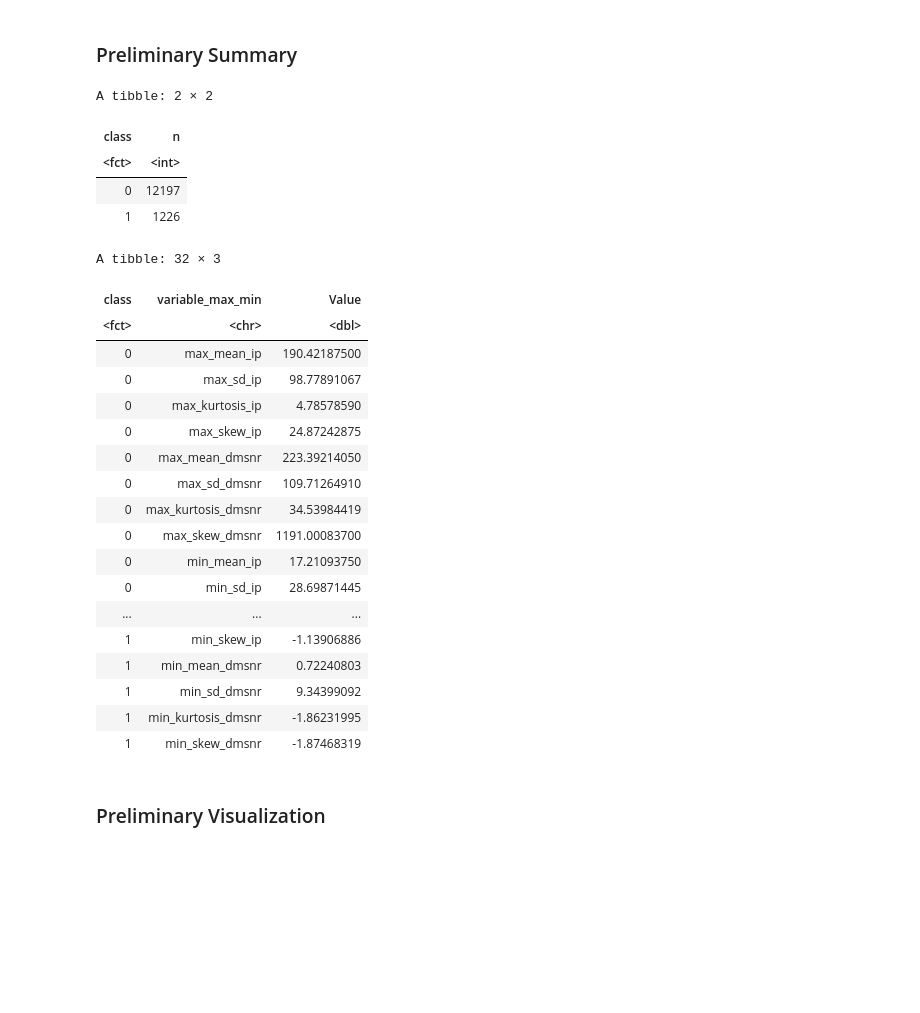
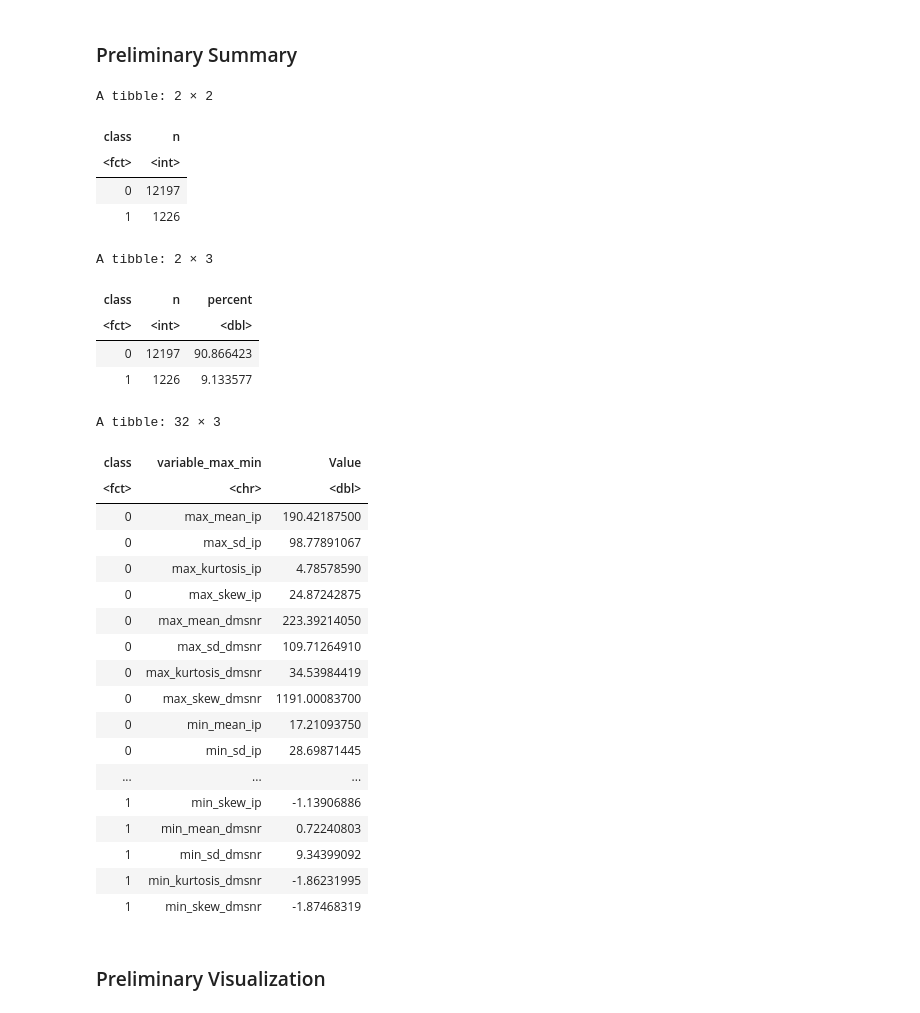
Before and after one commit to iaujla01/DSCI100Project, a Jupyter notebook: project_main.ipynb, the cells around one changed output. Cells and saved outputs as stored; diff of their text form; code cells hidden in the pictures; blank space fills up the shorter version.

Commit message:
Added proportion summary

```diff
--- a/project_main.ipynb
+++ b/project_main.ipynb
@@ -121,57 +121,69 @@ positive_candidates <- htru_train %>%
     group_by(class) %>%
     summarize(n = n())
 positive_candidates
+
+htru_proportions <- htru_train %>%
+    group_by(class) %>%
+    summarize(n = n()) %>%
+    mutate(percent = 100 * n / nrow(htru_train))
+htru_proportions
+
 # Looking at figure xxx, we can see that there are 1226 positive pulsar candidates in the training data
 
 mean_htru_train<- htru_train %>%
     group_by(class) %>%
     summarize(max_mean_ip = max(mean_ip, na.rm = TRUE),
              max_sd_ip = max(sd_ip, na.rm = TRUE),
              max_kurtosis_ip = max(kurtosis_ip, na.rm = TRUE),
              max_skew_ip = max(skew_ip, na.rm = TRUE),
              max_mean_dmsnr = max(mean_dmsnr, na.rm = TRUE),
              max_sd_dmsnr = max(sd_dmsnr, na.rm = TRUE),
              max_kurtosis_dmsnr = max(kurtosis_dmsnr, na.rm = TRUE),
              max_skew_dmsnr = max(skew_dmsnr, na.rm = TRUE),
              min_mean_ip = min(mean_ip, na.rm = TRUE),
              min_sd_ip = min(sd_ip, na.rm = TRUE),
              min_kurtosis_ip = min(kurtosis_ip, na.rm = TRUE),
              min_skew_ip = min(skew_ip, na.rm = TRUE),
              min_mean_dmsnr = min(mean_dmsnr, na.rm = TRUE),
              min_sd_dmsnr = min(sd_dmsnr, na.rm = TRUE),
              min_kurtosis_dmsnr = min(kurtosis_dmsnr, na.rm = TRUE),
              min_skew_dmsnr = min(skew_dmsnr, na.rm = TRUE))%>%
              pivot_longer(cols = -class,
                  names_to = 'variable_max_min',
                  values_to = 'Value')
 mean_htru_train
 # At the beginning of the study, it was reasonable to consider that the critical points (extremes) of these data
 # could be correlated with whether or not they were judged to be pulsars
 # %% [output]
 A tibble: 2 × 2
 | class | n |
 | <fct> | <int> |
 | 0 | 12197 |
 | 1 | 1226 |
-A tibble: 32 × 3
+A tibble: 2 × 3
-| class | variable_max_min | Value |
-| <fct> | <chr> | <dbl> |
-| 0 | max_mean_ip | 190.42187500 |
-| 0 | max_sd_ip | 98.77891067 |
-| 0 | max_kurtosis_ip | 4.78578590 |
-| 0 | max_skew_ip | 24.87242875 |
-| 0 | max_mean_dmsnr | 223.39214050 |
-| 0 | max_sd_dmsnr | 109.71264910 |
-| 0 | max_kurtosis_dmsnr | 34.53984419 |
-| 0 | max_skew_dmsnr | 1191.00083700 |
-| 0 | min_mean_ip | 17.21093750 |
-| 0 | min_sd_ip | 28.69871445 |
-| ... | ... | ... |
-| 1 | min_skew_ip | -1.13906886 |
-| 1 | min_mean_dmsnr | 0.72240803 |
-| 1 | min_sd_dmsnr | 9.34399092 |
-| 1 | min_kurtosis_dmsnr | -1.86231995 |
-| 1 | min_skew_dmsnr | -1.87468319 |
+| class | n | percent |
+| <fct> | <int> | <dbl> |
+| 0 | 12197 | 90.866423 |
+| 1 | 1226 | 9.133577 |
+A tibble: 32 × 3
+| class | variable_max_min | Value |
+| <fct> | <chr> | <dbl> |
+| 0 | max_mean_ip | 190.42187500 |
+| 0 | max_sd_ip | 98.77891067 |
+| 0 | max_kurtosis_ip | 4.78578590 |
+| 0 | max_skew_ip | 24.87242875 |
+| 0 | max_mean_dmsnr | 223.39214050 |
+| 0 | max_sd_dmsnr | 109.71264910 |
+| 0 | max_kurtosis_dmsnr | 34.53984419 |
+| 0 | max_skew_dmsnr | 1191.00083700 |
+| 0 | min_mean_ip | 17.21093750 |
+| 0 | min_sd_ip | 28.69871445 |
+| ... | ... | ... |
+| 1 | min_skew_ip | -1.13906886 |
+| 1 | min_mean_dmsnr | 0.72240803 |
+| 1 | min_sd_dmsnr | 9.34399092 |
+| 1 | min_kurtosis_dmsnr | -1.86231995 |
+| 1 | min_skew_dmsnr | -1.87468319 |
 # %% [markdown]
 ### Preliminary Visualization
 # %%
```
